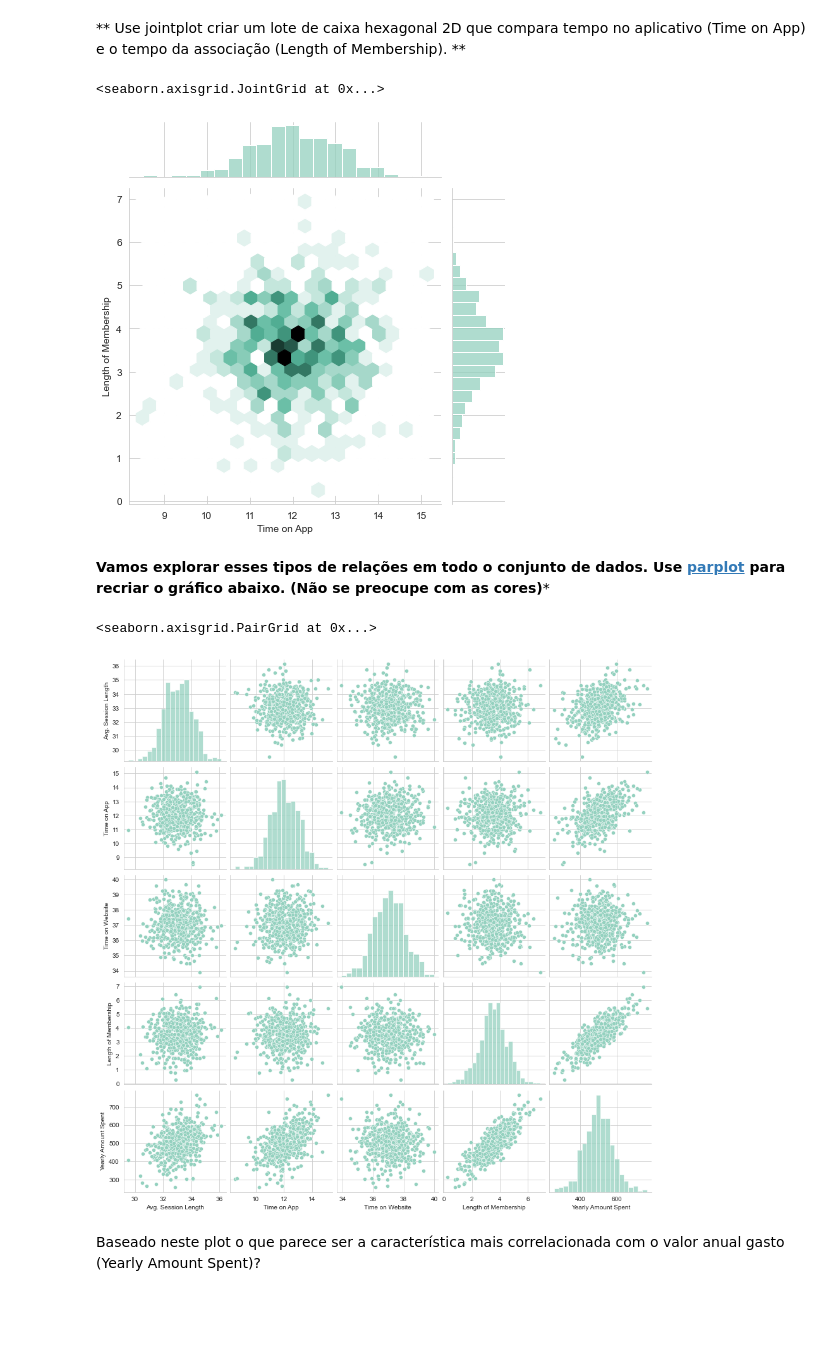
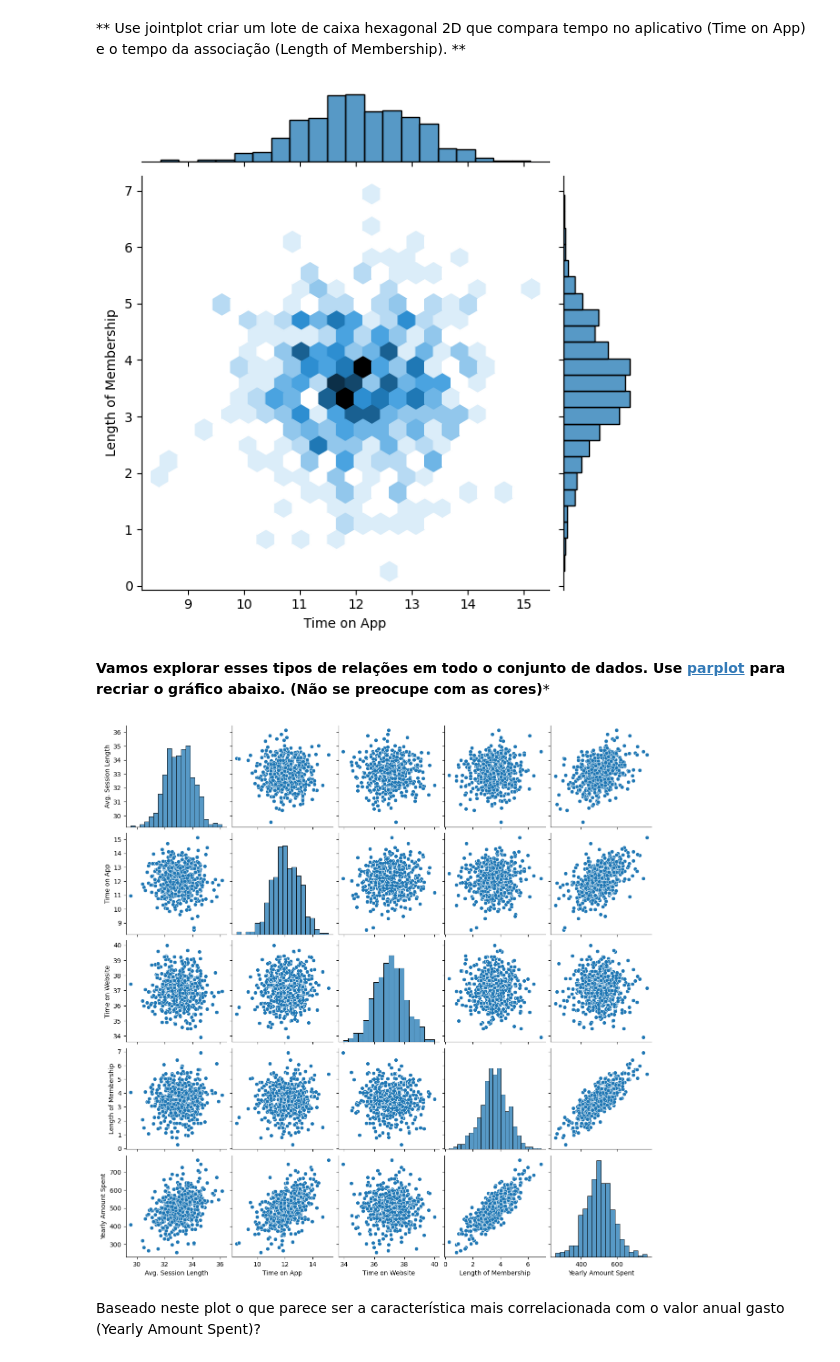
Before and after one commit to ialeonardomartini/modelos-de-classificacao-e-regressao, a Jupyter notebook: 3. Regressão Linear em Dados de Ecommerce/regressao-linear-projeto.ipynb, the cells around one changed output. Cells and saved outputs as stored; diff of their text form; code cells hidden in the pictures; blank space fills up the shorter version.

```diff
--- a/3. Regressão Linear em Dados de Ecommerce/regressao-linear-projeto.ipynb
+++ b/3. Regressão Linear em Dados de Ecommerce/regressao-linear-projeto.ipynb
@@ -26,7 +26,7 @@ Trabalharemos com o arquivo csv do Ecommerce Customers da empresa. Possui inform
 
 ** Leia no arquivo csv do Ecommerce Customers como um DataFrame chamado clientes. **
 # %%
-clientes = pd.read_csv("Ecommerce Customers")
+clientes = pd.read_csv("ecommerce-customers.csv")
 # %% [markdown]
 **Verifique o cabeçalho dos clientes e confira os seus métodos info () e describe().**
 # %%
@@ -76,7 +76,4 @@ memory usage: 31.4+ KB
 Pelo resto do exercício, só estaremos usando os dados numéricos do arquivo csv.
 ___
 ** Use seaborn para criar um jointplot para comparar as colunas Time On Website e Volume anual. A correlação faz sentido? **
-# %%
-sns.set_palette("GnBu_d")
-sns.set_style('whitegrid')
 # %%
@@ -95,16 +103,23 @@ sns.jointplot(x='Time on App',y='Yearly Amount Spent',data=clientes)
 # %% [markdown]
 ** Use jointplot criar um lote de caixa hexagonal 2D que compara tempo no aplicativo (Time on App) e o tempo da associação (Length of Membership). **
 # %%
-sns.jointplot(x='Time on App',y='Length of Membership',kind='hex',data=clientes)
+sns.jointplot(
+    data=clientes,
+    x="Time on App",
+    y="Length of Membership",
+    kind="hex"
+)
+
+plt.show()
 # %% [output]
-<seaborn.axisgrid.JointGrid at 0x...>
-[figure, old version]
+[figure, new version]
 # %% [markdown]
 **Vamos explorar esses tipos de relações em todo o conjunto de dados. Use [parplot](https://stanford.edu/~mwaskom/software/seaborn/tutorial/axis_grids.html#plotting-pairwise-relationships-with-pairgrid-and-pairplot) para recriar o gráfico abaixo. (Não se preocupe com as cores)***
 # %%
-sns.pairplot(clientes)
+sns.pairplot(clientes, kind="scatter", diag_kind="hist")
+
+plt.show()
 # %% [output]
-<seaborn.axisgrid.PairGrid at 0x...>
-[figure, old version]
+[figure, new version]
 # %% [markdown]
 Baseado neste plot o que parece ser a característica mais correlacionada com o valor anual gasto (Yearly Amount Spent)?
```
Also changed, not shown: parts of 21 cells of this notebook.
